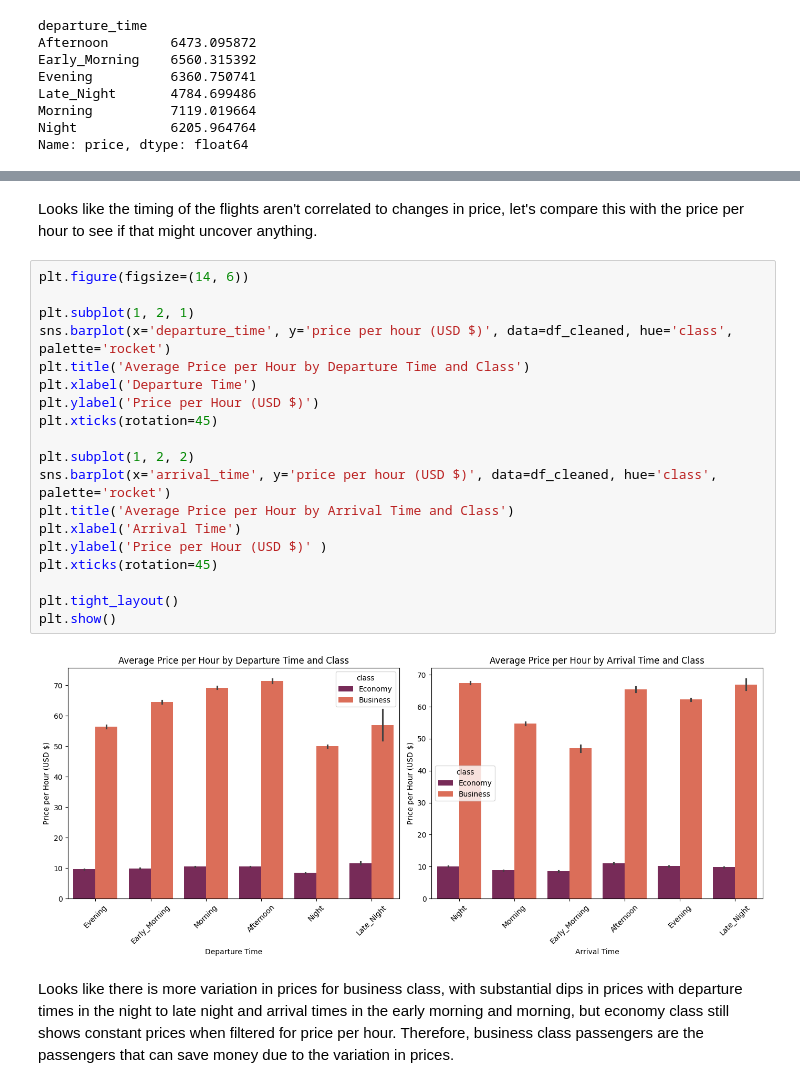
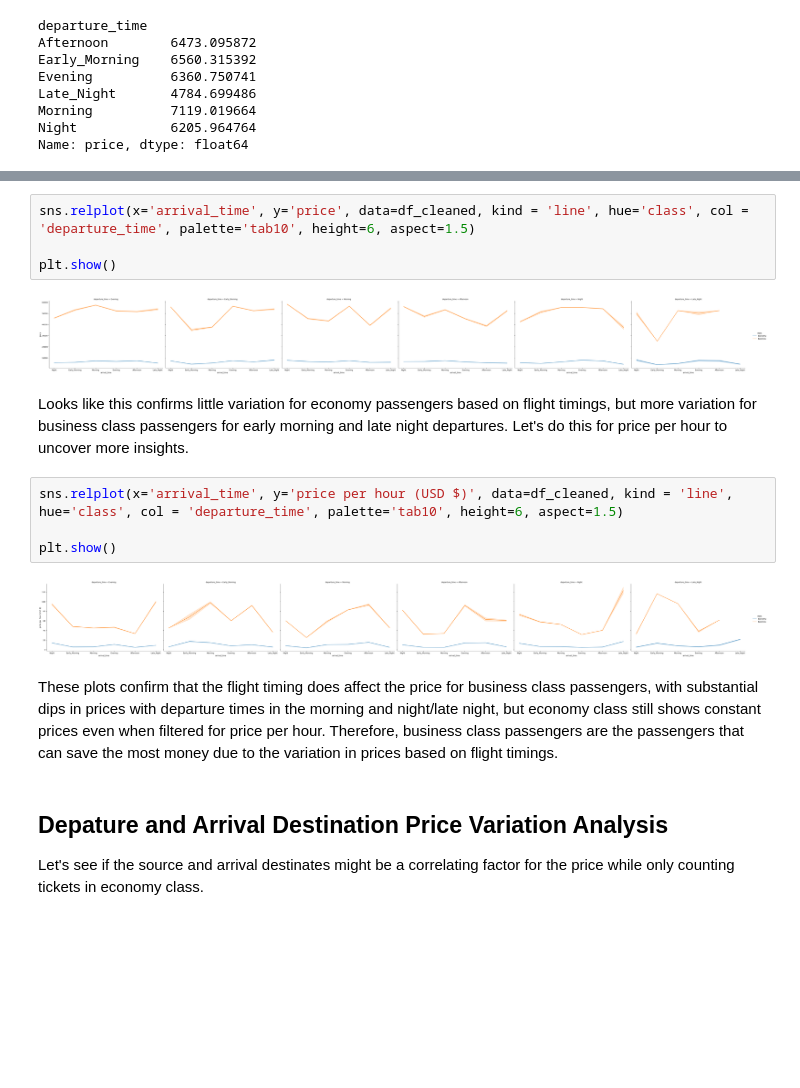
Before and after one commit to ImranQureshi25/Flight_Data_Analysis_Python_Project, a Jupyter notebook: Flight_Data_Analysis_Python_Project.ipynb, the cells around one changed output, grey strips where cells are left out. Cells and saved outputs as stored; diff of their text form; blank space fills up the shorter version.

Commit message:
Finished timing analysis

```diff
--- a/Flight_Data_Analysis_Python_Project.ipynb
+++ b/Flight_Data_Analysis_Python_Project.ipynb
@@ -327,25 +317,19 @@ plt.show()
-# %% [markdown]
-Looks like the timing of the flights aren't correlated to changes in price, let's compare this with the price per hour to see if that might uncover anything.
+# %%
+sns.relplot(x='arrival_time', y='price', data=df_cleaned, kind = 'line', hue='class', col = 'departure_time', palette='tab10', height=6, aspect=1.5)
+
+plt.show()
+# %% [output]
+[figure, added]
+# %% [markdown]
+Looks like this confirms little variation for economy passengers based on flight timings, but more variation for business class passengers for early morning and late night departures. Let's do this for price per hour to uncover more insights.
 # %%
-plt.figure(figsize=(14, 6))
+sns.relplot(x='arrival_time', y='price per hour (USD $)', data=df_cleaned, kind = 'line', hue='class', col = 'departure_time', palette='tab10', height=6, aspect=1.5)
 
-plt.subplot(1, 2, 1)
-sns.barplot(x='departure_time', y='price per hour (USD $)', data=df_cleaned, hue='class', palette='rocket')
-plt.title('Average Price per Hour by Departure Time and Class')
-plt.xlabel('Departure Time')
-plt.ylabel('Price per Hour (USD $)')
-plt.xticks(rotation=45)
-
-plt.subplot(1, 2, 2)
-sns.barplot(x='arrival_time', y='price per hour (USD $)', data=df_cleaned, hue='class', palette='rocket')
-plt.title('Average Price per Hour by Arrival Time and Class')
-plt.xlabel('Arrival Time')
-plt.ylabel('Price per Hour (USD $)' )
-plt.xticks(rotation=45)
-
-plt.tight_layout()
 plt.show()
 # %% [output]
-[figure, old version]
+[figure, new version]
 # %% [markdown]
-Looks like there is more variation in prices for business class, with substantial dips in prices with departure times in the night to late night and arrival times in the early morning and morning, but economy class still shows constant prices when filtered for price per hour. Therefore, business class passengers are the passengers that can save money due to the variation in prices.
+These plots confirm that the flight timing does affect the price for business class passengers, with substantial dips in prices with departure times in the morning and night/late night, but economy class still shows constant prices even when filtered for price per hour. Therefore, business class passengers are the passengers that can save the most money due to the variation in prices based on flight timings.
+# %% [markdown]
+## Depature and Arrival Destination Price Variation Analysis
+Let's see if the source and arrival destinates might be a correlating factor for the price while only counting tickets in economy class.
```
Also changed, not shown: parts of 4 cells of this notebook.
